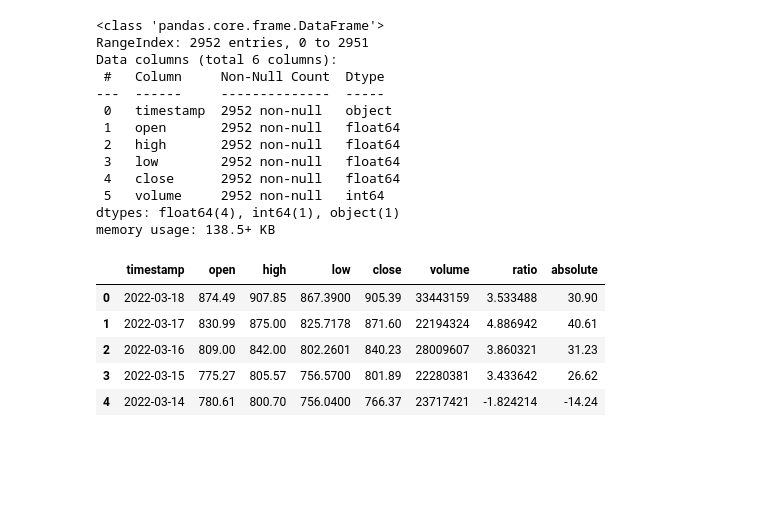
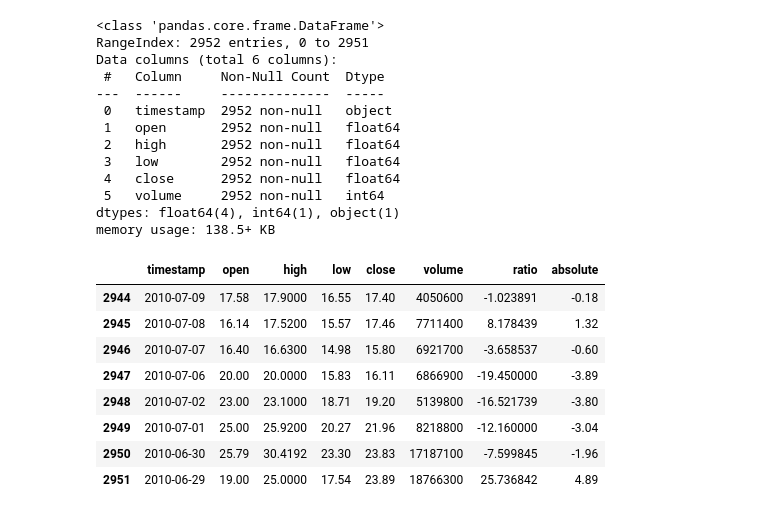
Before and after one commit to BitcoinInvestAnalysis/Capstone, a Jupyter notebook: sandbox.ipynb, the cells around one changed output. Cells and saved outputs as stored; diff of their text form; code cells hidden in the pictures; blank space fills up the shorter version.

```diff
--- a/sandbox.ipynb
+++ b/sandbox.ipynb
@@ -37,12 +37,15 @@ df_tesla['ratio'] = 100*(df_tesla.close - df_tesla.open)/df_tesla.open
 df_tesla['absolute'] = df_tesla.close - df_tesla.open
 # %%
 df_tesla.timestamp = pd.to_datetime(df_tesla.timestamp)
-# %%
-df_tesla.head()
-# %% [output]
-|  | timestamp | open | high | low | close | volume | ratio | absolute |
-| 0 | 2022-03-18 | 874.49 | 907.85 | 867.3900 | 905.39 | 33443159 | 3.533488 | 30.90 |
-| 1 | 2022-03-17 | 830.99 | 875.00 | 825.7178 | 871.60 | 22194324 | 4.886942 | 40.61 |
-| 2 | 2022-03-16 | 809.00 | 842.00 | 802.2601 | 840.23 | 28009607 | 3.860321 | 31.23 |
-| 3 | 2022-03-15 | 775.27 | 805.57 | 756.5700 | 801.89 | 22280381 | 3.433642 | 26.62 |
-| 4 | 2022-03-14 | 780.61 | 800.70 | 756.0400 | 766.37 | 23717421 | -1.824214 | -14.24 |
+# %%
+df_tesla.tail(8)
+# %% [output]
+|  | timestamp | open | high | low | close | volume | ratio | absolute |
+| 2944 | 2010-07-09 | 17.58 | 17.9000 | 16.55 | 17.40 | 4050600 | -1.023891 | -0.18 |
+| 2945 | 2010-07-08 | 16.14 | 17.5200 | 15.57 | 17.46 | 7711400 | 8.178439 | 1.32 |
+| 2946 | 2010-07-07 | 16.40 | 16.6300 | 14.98 | 15.80 | 6921700 | -3.658537 | -0.60 |
+| 2947 | 2010-07-06 | 20.00 | 20.0000 | 15.83 | 16.11 | 6866900 | -19.450000 | -3.89 |
+| 2948 | 2010-07-02 | 23.00 | 23.1000 | 18.71 | 19.20 | 5139800 | -16.521739 | -3.80 |
+| 2949 | 2010-07-01 | 25.00 | 25.9200 | 20.27 | 21.96 | 8218800 | -12.160000 | -3.04 |
+| 2950 | 2010-06-30 | 25.79 | 30.4192 | 23.30 | 23.83 | 17187100 | -7.599845 | -1.96 |
+| 2951 | 2010-06-29 | 19.00 | 25.0000 | 17.54 | 23.89 | 18766300 | 25.736842 | 4.89 |
```
Also changed, not shown: parts of 11 cells of this notebook.
